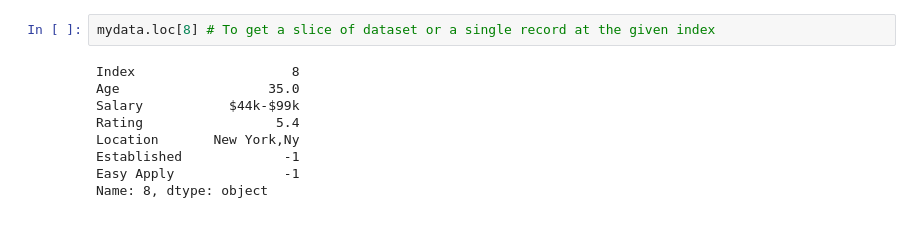
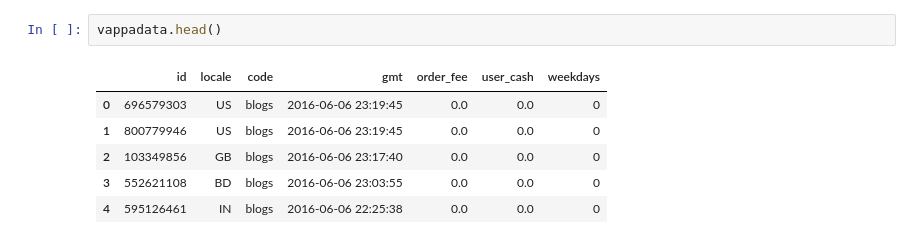
Before and after one commit to falahabubacker/coursera, a Jupyter notebook: analysis.ipynb, the cells around one changed output. Cells and saved outputs as stored; diff of their text form.

```diff
--- a/analysis.ipynb
+++ b/analysis.ipynb
@@ -15,11 +8,9 @@ mydata[:5] # Returns first 5 records
-# %%
-mydata.loc[8] # To get a slice of dataset or a single record at the given index
-# %% [output]
-Index                    8
-Age                   35.0
-Salary           $44k-$99k
-Rating                 5.4
-Location       New York,Ny
-Established             -1
-Easy Apply              -1
-Name: 8, dtype: object
+# %%
+vappadata.head()
+# %% [output]
+|  | id | locale | code | gmt | order_fee | user_cash | weekdays |
+| 0 | 696579303 | US | blogs | 2016-06-06 23:19:45 | 0.0 | 0.0 | 0 |
+| 1 | 800779946 | US | blogs | 2016-06-06 23:19:45 | 0.0 | 0.0 | 0 |
+| 2 | 103349856 | GB | blogs | 2016-06-06 23:17:40 | 0.0 | 0.0 | 0 |
+| 3 | 552621108 | BD | blogs | 2016-06-06 23:03:55 | 0.0 | 0.0 | 0 |
+| 4 | 595126461 | IN | blogs | 2016-06-06 22:25:38 | 0.0 | 0.0 | 0 |
```
Also changed, not shown: parts of 29 cells of this notebook, 4 other files.
